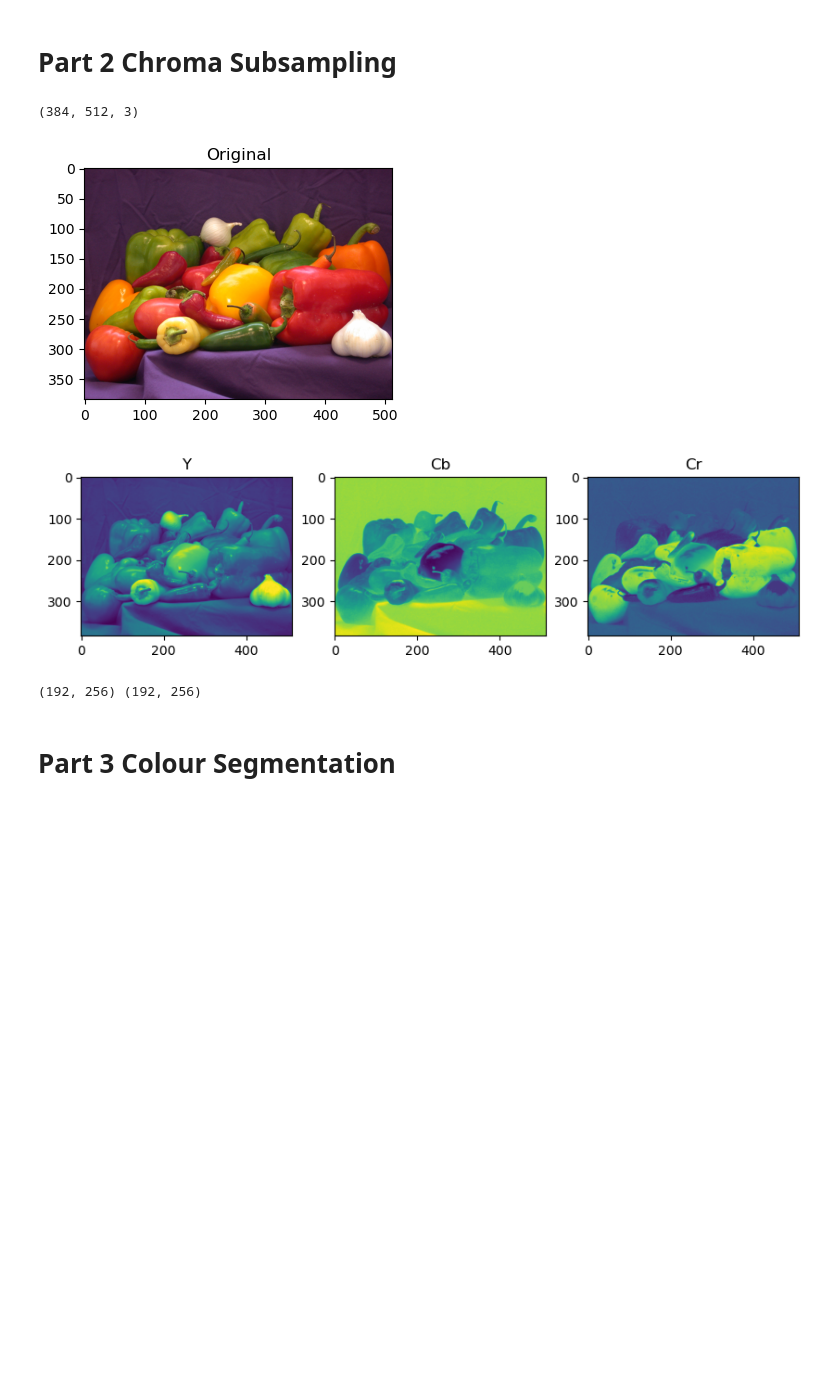
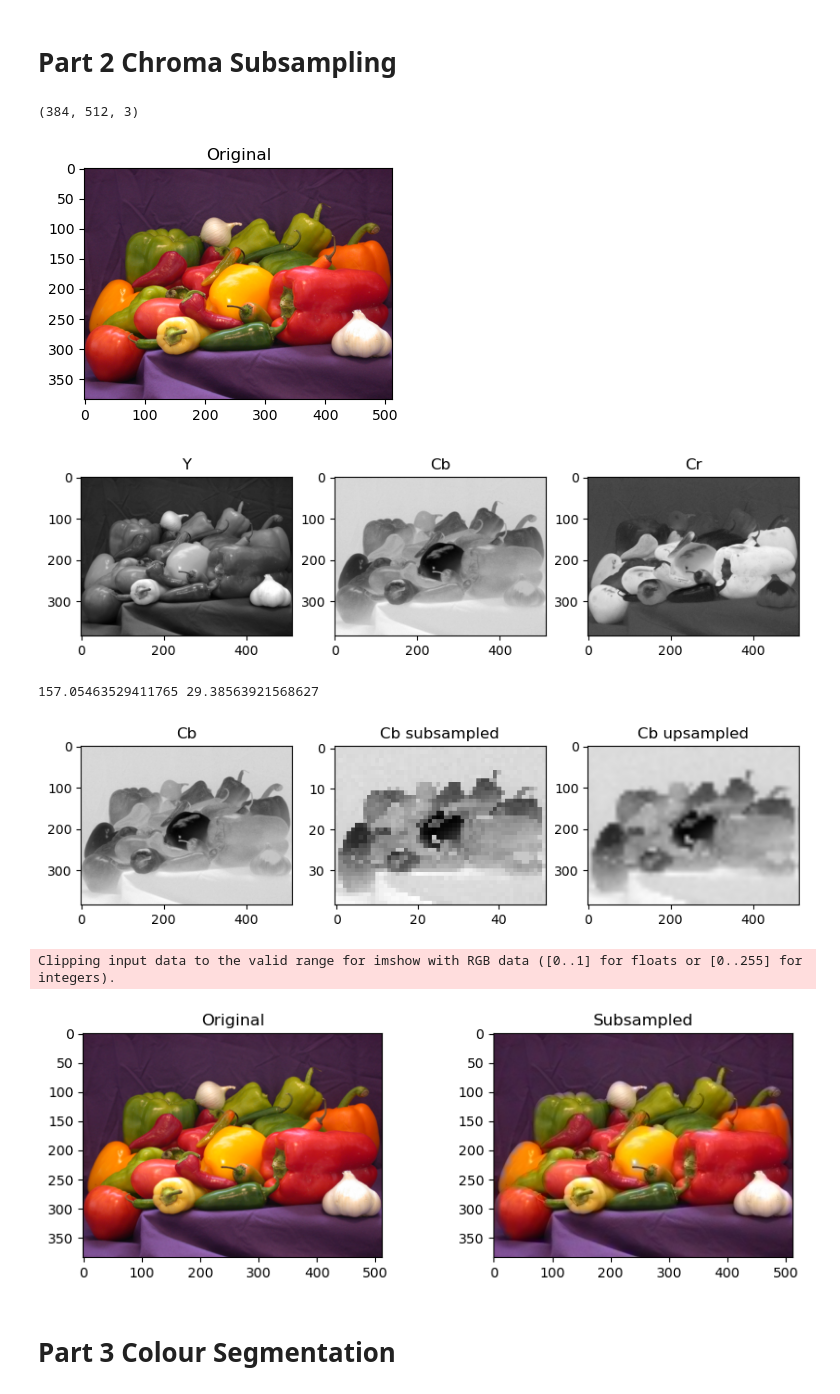
Before and after one commit to ronhyman/imageprocessing, a Jupyter notebook: Lab 5/lab5.ipynb, the cells around one changed output. Drawn from its saved outputs; the diff is of its cells as text; code cells hidden in the pictures; blank space fills up the shorter version.

```diff
--- a/Lab 5/lab5.ipynb
+++ b/Lab 5/lab5.ipynb
@@ -1,5 +1,5 @@
 # %%
-from skimage.color import rgb2ycbcr, rgb2lab, rgb2gray
+from skimage.color import rgb2ycbcr, rgb2lab, rgb2gray, ycbcr2rgb, lab2rgb
 from skimage.io import imread
 import matplotlib.pyplot as plt
 import numpy as np
@@ -7,6 +7,7 @@ from sklearn.cluster import KMeans
 from typing import Dict
 from scipy.fftpack import dct
 from skimage.metrics import peak_signal_noise_ratio as PSNR
+from skimage.transform import resize
 import os
 
 def PSNR(f,g):
@@ -34,13 +35,13 @@ def blockproc(im, mat, block_sz, func):
             im_out[x:x+m, y:y+n] = func(block, mat)
     return im_out
 
-def plot_images(images: Dict[str, np.ndarray], title=None, cmap='None'):
+def plot_images(images: Dict[str, np.ndarray], title=None, cmap=None):
     """Plots all images in a row""",
     fig = plt.figure(figsize=(10, 3))
     for index, (subtitle, image) in enumerate(images.items(), 1):
         ax = fig.add_subplot(1, len(images), index)
-        if cmap == 'gray':
-            ax.imshow(image, cmap='gray')
+        if cmap is not None:
+            ax.imshow(image, cmap=cmap)
         else:
             ax.imshow(image)
         ax.title.set_text(subtitle)
@@ -52,55 +53,55 @@ def plot_images(images: Dict[str, np.ndarray], title=None, cmap='None'):
 # %%
 # code for chroma subsampling
 # First, we will study the effects of chroma subsampling on image quality and how it can be used to provide
 # image compression. For this study, we will use the peppers image.
 
 # First, let us convert the image from the RGB colorspace into the YCbCr colorspace using the rgb2ycbcr function from skimage.color.
 peppers = imread('peppers.png')
 peppers_ycbcr = rgb2ycbcr(peppers)
 print(peppers_ycbcr.shape)
 
 plot_images({'Original': peppers})
 
-# Plot each of the image channels (Y, Cb, and Cr) separately.
+# Plot each of the image channels (Y, Cb, and Cr) separately. eparate the color image into three separate images so you can operate on them independently. Make sure to scale the images to the range [0, 1].
+
 y_channel = peppers_ycbcr[:, :, 0]
 cb_channel = peppers_ycbcr[:, :, 1]
 cr_channel = peppers_ycbcr[:, :, 2]
 
-plot_images({'Y': y_channel, 'Cb': cb_channel, 'Cr': cr_channel})
+plot_images({'Y': y_channel, 'Cb': cb_channel, 'Cr': cr_channel}, cmap='gray')
+print(cb_channel.max(), cb_channel.min())
 
 # Now, reduce the resolution of the chroma channels by a factor of 2 in both the horizontal and vertical
-# directions and then upsample them back to the original resolution using bilinear interpolation. The resize
-# function from skimage.transform will come in handy.
-
-# Reduce the resolution of the chroma channels by a factor of 2 in both the horizontal and vertical directions
+# directions and then upsample them back to the original resolution using bilinear interpolation.
 cb_channel_subsampled = cb_channel[::2, ::2]
 cr_channel_subsampled = cr_channel[::2, ::2]
 
-print(cb_channel_subsampled.shape, cr_channel_subsampled.shape)
+# upsample using the resize function from skimage.transform using bilinear interpolation.
+cb_channel_upsampled = resize(cb_channel_subsampled, cb_channel.shape, order=1)
+cr_channel_upsampled = resize(cr_channel_subsampled, cr_channel.shape, order=1)
 
-# Also, you will need to separate the color image
-# into three separate images so you can operate on them independently. Recombine the original Y channel
-# image and the two upsampled Cb and Cr images to create a new color image. This can be considered
-# a simple way of reducing network bandwidth for image/video transfer – that is, downscaling the chroma
-# images on the server, sending them over a network to a client, and rescaling on the client.
-cb_channel_upsampled = cb_channel_subsampled.repeat(2, axis=0).repeat(2, axis=1)
-cr_channel_upsampled = cr_channel_subsampled.repeat(2, axis=0).repeat(2, axis=1)
+plot_images({'Cb': cb_channel, 'Cb subsampled': cb_channel_subsampled, 'Cb upsampled': cb_channel_upsampled}, cmap='gray')
 
+# Recombine the original Y channel image and the two upsampled Cb and Cr images to create a new color image.
+# Make sure to convert the image back to the RGB colorspace using the ycbcr2rgb function from skimage.color.
 
-# Separate the color image into three separate images so you can operate on them independently
+peppers_recombined = np.zeros_like(peppers_ycbcr)
+peppers_recombined[:, :, 0] = y_channel
+peppers_recombined[:, :, 1] = cb_channel_upsampled
+peppers_recombined[:, :, 2] = cr_channel_upsampled
 
-# Recombine the original Y channel image and the two upsampled Cb and Cr images to create a new color image
+peppers_recombined_rgb = ycbcr2rgb(peppers_recombined)
 
-# Reduce the resolution of the luma (Y) channel by a factor
-# of 2 in both the horizontal and vertical directions and then upsample it back to the original resolution using
-# bilinear interpolation.
-
-# Recombine the upsampled Y channel image and the original Cb and Cr images to create a new color image.
+# print the new image
+plot_images({'Original': peppers, 'Subsampled': peppers_recombined_rgb}, cmap='gray')
 # %% [output]
 (384, 512, 3)
 [figure]
-[figure, old version]
+[figure, new version]
-(192, 256) (192, 256)
+157.05463529411765 29.38563921568627
+[figure, added]
+Clipping input data to the valid range for imshow with RGB data ([0..1] for floats or [0..255] for integers).
+[figure, added]
 # %% [markdown]
 # Part 3 Colour Segmentation
 # %%
```
Also changed, not shown: parts of 1 cell of this notebook.
